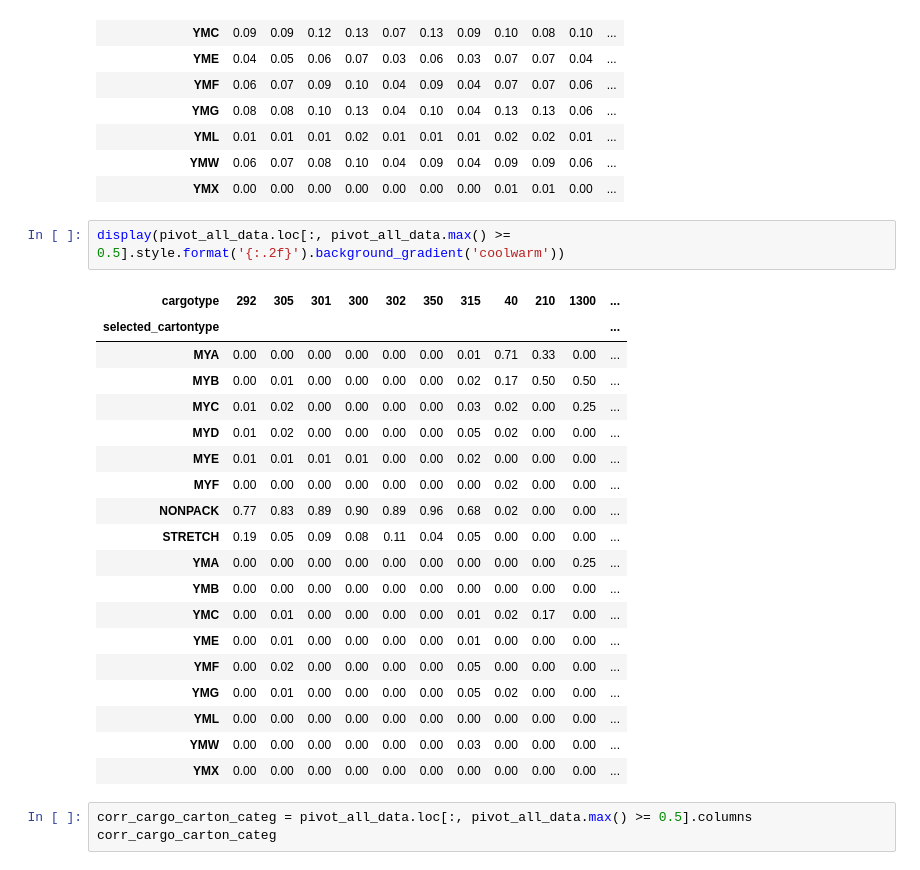
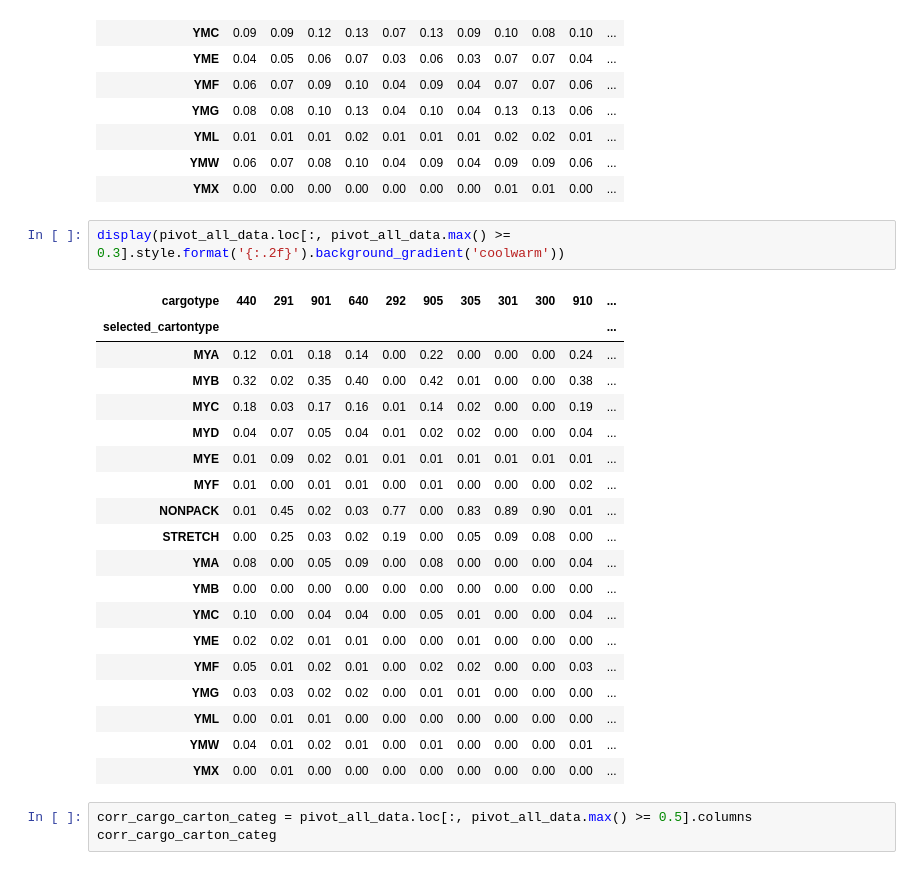
Before and after one commit to johnmcv761/Ya_hackaton_package_choose, a Jupyter notebook: catboost.ipynb, the cells around one changed output. Saved outputs shown, nothing was run; the diff lists cells and outputs as text.

```diff
--- a/catboost.ipynb
+++ b/catboost.ipynb
@@ -128,27 +128,27 @@ display(pivot_all_data.style.format('{:.2f}').background_gradient('coolwarm'))
 | YMW | 0.06 | 0.07 | 0.08 | 0.10 | 0.04 | 0.09 | 0.04 | 0.09 | 0.09 | 0.06 | ... |
 | YMX | 0.00 | 0.00 | 0.00 | 0.00 | 0.00 | 0.00 | 0.00 | 0.01 | 0.01 | 0.00 | ... |
 # %%
-display(pivot_all_data.loc[:, pivot_all_data.max() >= 0.5].style.format('{:.2f}').background_gradient('coolwarm'))
+display(pivot_all_data.loc[:, pivot_all_data.max() >= 0.3].style.format('{:.2f}').background_gradient('coolwarm'))
 # %% [output]
-| cargotype | 292 | 305 | 301 | 300 | 302 | 350 | 315 | 40 | 210 | 1300 | ... |
+| cargotype | 440 | 291 | 901 | 640 | 292 | 905 | 305 | 301 | 300 | 910 | ... |
 | selected_cartontype |  |  |  |  |  |  |  |  |  |  | ... |
-| MYA | 0.00 | 0.00 | 0.00 | 0.00 | 0.00 | 0.00 | 0.01 | 0.71 | 0.33 | 0.00 | ... |
-| MYB | 0.00 | 0.01 | 0.00 | 0.00 | 0.00 | 0.00 | 0.02 | 0.17 | 0.50 | 0.50 | ... |
-| MYC | 0.01 | 0.02 | 0.00 | 0.00 | 0.00 | 0.00 | 0.03 | 0.02 | 0.00 | 0.25 | ... |
-| MYD | 0.01 | 0.02 | 0.00 | 0.00 | 0.00 | 0.00 | 0.05 | 0.02 | 0.00 | 0.00 | ... |
-| MYE | 0.01 | 0.01 | 0.01 | 0.01 | 0.00 | 0.00 | 0.02 | 0.00 | 0.00 | 0.00 | ... |
-| MYF | 0.00 | 0.00 | 0.00 | 0.00 | 0.00 | 0.00 | 0.00 | 0.02 | 0.00 | 0.00 | ... |
-| NONPACK | 0.77 | 0.83 | 0.89 | 0.90 | 0.89 | 0.96 | 0.68 | 0.02 | 0.00 | 0.00 | ... |
-| STRETCH | 0.19 | 0.05 | 0.09 | 0.08 | 0.11 | 0.04 | 0.05 | 0.00 | 0.00 | 0.00 | ... |
-| YMA | 0.00 | 0.00 | 0.00 | 0.00 | 0.00 | 0.00 | 0.00 | 0.00 | 0.00 | 0.25 | ... |
+| MYA | 0.12 | 0.01 | 0.18 | 0.14 | 0.00 | 0.22 | 0.00 | 0.00 | 0.00 | 0.24 | ... |
+| MYB | 0.32 | 0.02 | 0.35 | 0.40 | 0.00 | 0.42 | 0.01 | 0.00 | 0.00 | 0.38 | ... |
+| MYC | 0.18 | 0.03 | 0.17 | 0.16 | 0.01 | 0.14 | 0.02 | 0.00 | 0.00 | 0.19 | ... |
+| MYD | 0.04 | 0.07 | 0.05 | 0.04 | 0.01 | 0.02 | 0.02 | 0.00 | 0.00 | 0.04 | ... |
+| MYE | 0.01 | 0.09 | 0.02 | 0.01 | 0.01 | 0.01 | 0.01 | 0.01 | 0.01 | 0.01 | ... |
+| MYF | 0.01 | 0.00 | 0.01 | 0.01 | 0.00 | 0.01 | 0.00 | 0.00 | 0.00 | 0.02 | ... |
+| NONPACK | 0.01 | 0.45 | 0.02 | 0.03 | 0.77 | 0.00 | 0.83 | 0.89 | 0.90 | 0.01 | ... |
+| STRETCH | 0.00 | 0.25 | 0.03 | 0.02 | 0.19 | 0.00 | 0.05 | 0.09 | 0.08 | 0.00 | ... |
+| YMA | 0.08 | 0.00 | 0.05 | 0.09 | 0.00 | 0.08 | 0.00 | 0.00 | 0.00 | 0.04 | ... |
 | YMB | 0.00 | 0.00 | 0.00 | 0.00 | 0.00 | 0.00 | 0.00 | 0.00 | 0.00 | 0.00 | ... |
-| YMC | 0.00 | 0.01 | 0.00 | 0.00 | 0.00 | 0.00 | 0.01 | 0.02 | 0.17 | 0.00 | ... |
-| YME | 0.00 | 0.01 | 0.00 | 0.00 | 0.00 | 0.00 | 0.01 | 0.00 | 0.00 | 0.00 | ... |
-| YMF | 0.00 | 0.02 | 0.00 | 0.00 | 0.00 | 0.00 | 0.05 | 0.00 | 0.00 | 0.00 | ... |
-| YMG | 0.00 | 0.01 | 0.00 | 0.00 | 0.00 | 0.00 | 0.05 | 0.02 | 0.00 | 0.00 | ... |
-| YML | 0.00 | 0.00 | 0.00 | 0.00 | 0.00 | 0.00 | 0.00 | 0.00 | 0.00 | 0.00 | ... |
-| YMW | 0.00 | 0.00 | 0.00 | 0.00 | 0.00 | 0.00 | 0.03 | 0.00 | 0.00 | 0.00 | ... |
-| YMX | 0.00 | 0.00 | 0.00 | 0.00 | 0.00 | 0.00 | 0.00 | 0.00 | 0.00 | 0.00 | ... |
+| YMC | 0.10 | 0.00 | 0.04 | 0.04 | 0.00 | 0.05 | 0.01 | 0.00 | 0.00 | 0.04 | ... |
+| YME | 0.02 | 0.02 | 0.01 | 0.01 | 0.00 | 0.00 | 0.01 | 0.00 | 0.00 | 0.00 | ... |
+| YMF | 0.05 | 0.01 | 0.02 | 0.01 | 0.00 | 0.02 | 0.02 | 0.00 | 0.00 | 0.03 | ... |
+| YMG | 0.03 | 0.03 | 0.02 | 0.02 | 0.00 | 0.01 | 0.01 | 0.00 | 0.00 | 0.00 | ... |
+| YML | 0.00 | 0.01 | 0.01 | 0.00 | 0.00 | 0.00 | 0.00 | 0.00 | 0.00 | 0.00 | ... |
+| YMW | 0.04 | 0.01 | 0.02 | 0.01 | 0.00 | 0.01 | 0.00 | 0.00 | 0.00 | 0.01 | ... |
+| YMX | 0.00 | 0.01 | 0.00 | 0.00 | 0.00 | 0.00 | 0.00 | 0.00 | 0.00 | 0.00 | ... |
 # %%
 corr_cargo_carton_categ = pivot_all_data.loc[:, pivot_all_data.max() >= 0.5].columns
 corr_cargo_carton_categ
```
Also changed, not shown: parts of 21 cells of this notebook.
